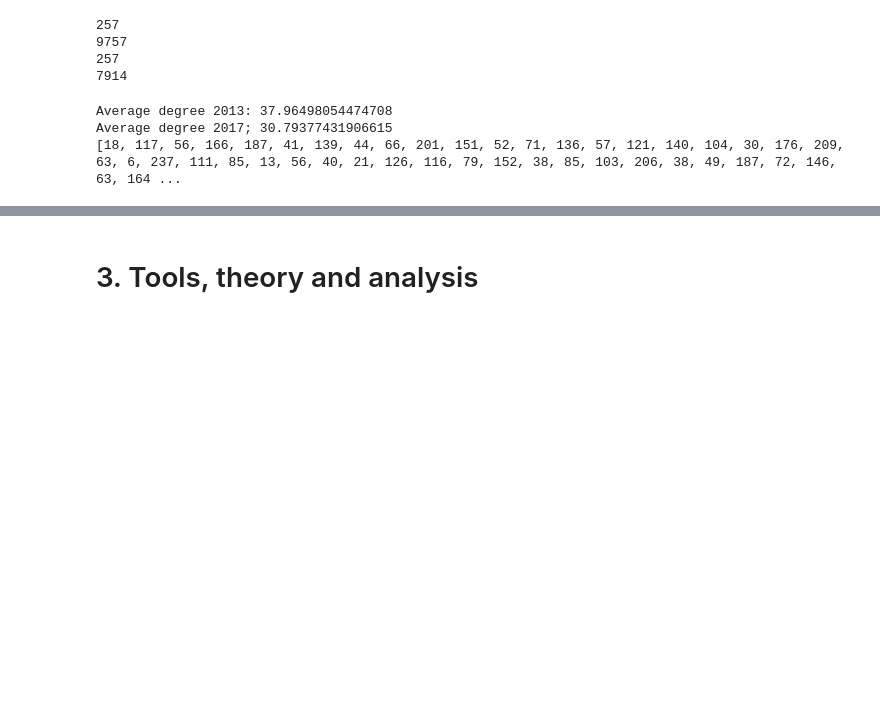
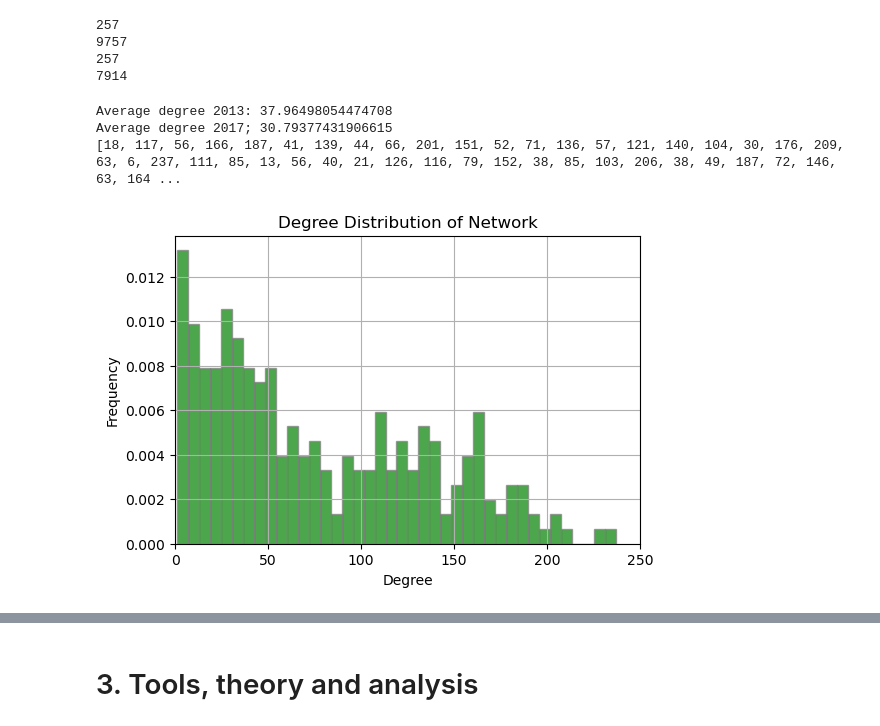
Before and after one commit to jesp9435/ComSocSci, a Jupyter notebook: Explainer.ipynb, the cells around one changed output, grey strips where cells are left out. Drawn from its saved outputs; the diff is of its cells as text; code cells hidden in the pictures; blank space fills up the shorter version.

```diff
--- a/Explainer.ipynb
+++ b/Explainer.ipynb
@@ -278,12 +278,24 @@ print(G_2017.number_of_edges())
 9757
 257
 7914
-# %%
-print("Average degree 2013:", 9757/257)
-print("Average degree 2017;", 7914/257)
-degree_dist = [degree for node, degree in G_2013.degree()]
-print(degree_dist)
-# %% [output]
-Average degree 2013: 37.96498054474708
-Average degree 2017; 30.79377431906615
-[18, 117, 56, 166, 187, 41, 139, 44, 66, 201, 151, 52, 71, 136, 57, 121, 140, 104, 30, 176, 209, 63, 6, 237, 111, 85, 13, 56, 40, 21, 126, 116, 79, 152, 38, 85, 103, 206, 38, 49, 187, 72, 146, 63, 164 ...
+# %%
+print("Average degree 2013:", 9757/257)
+print("Average degree 2017;", 7914/257)
+degree_dist = [degree for node, degree in G_2013.degree()]
+print(degree_dist)
+hist, bins = np.histogram(degree_dist, bins=40, density=False)
+
+# Plotting the degree distribution for network
+plt.figure(figsize=(6, 4))
+plt.hist(degree_dist, bins=bins, density=True, alpha=0.7, edgecolor = "gray", color = "green")
+plt.xlabel('Degree')
+plt.xlim(0,250)
+plt.ylabel('Frequency')
+plt.title('Degree Distribution of Network')
+plt.grid(True)
+plt.show()
+# %% [output]
+Average degree 2013: 37.96498054474708
+Average degree 2017; 30.79377431906615
+[18, 117, 56, 166, 187, 41, 139, 44, 66, 201, 151, 52, 71, 136, 57, 121, 140, 104, 30, 176, 209, 63, 6, 237, 111, 85, 13, 56, 40, 21, 126, 116, 79, 152, 38, 85, 103, 206, 38, 49, 187, 72, 146, 63, 164 ...
+[figure, added]
```
Also changed, not shown: parts of 2 cells of this notebook.
